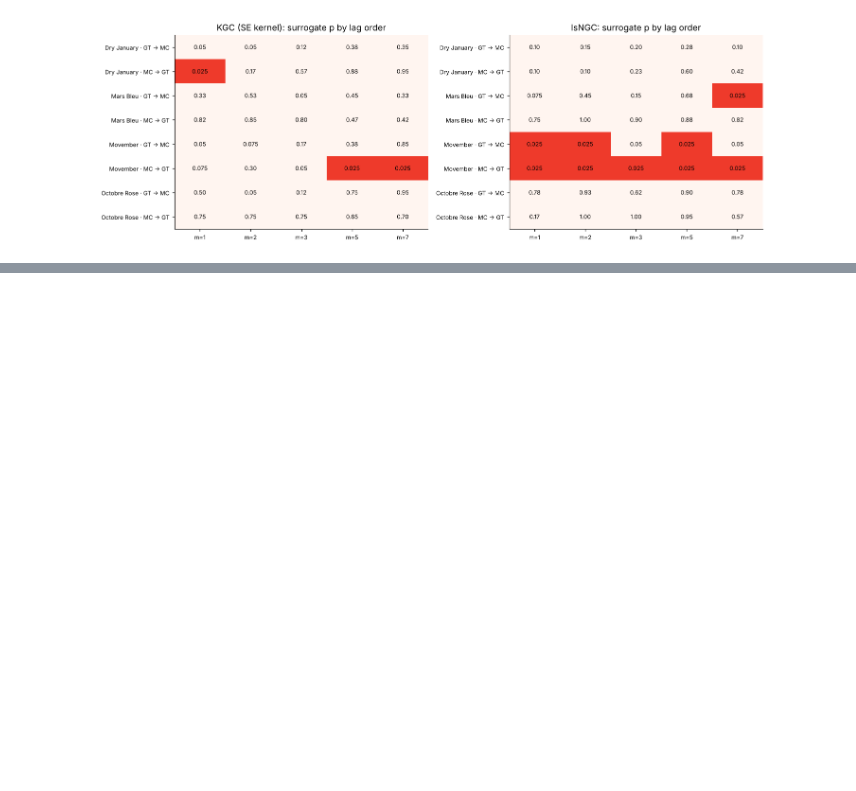
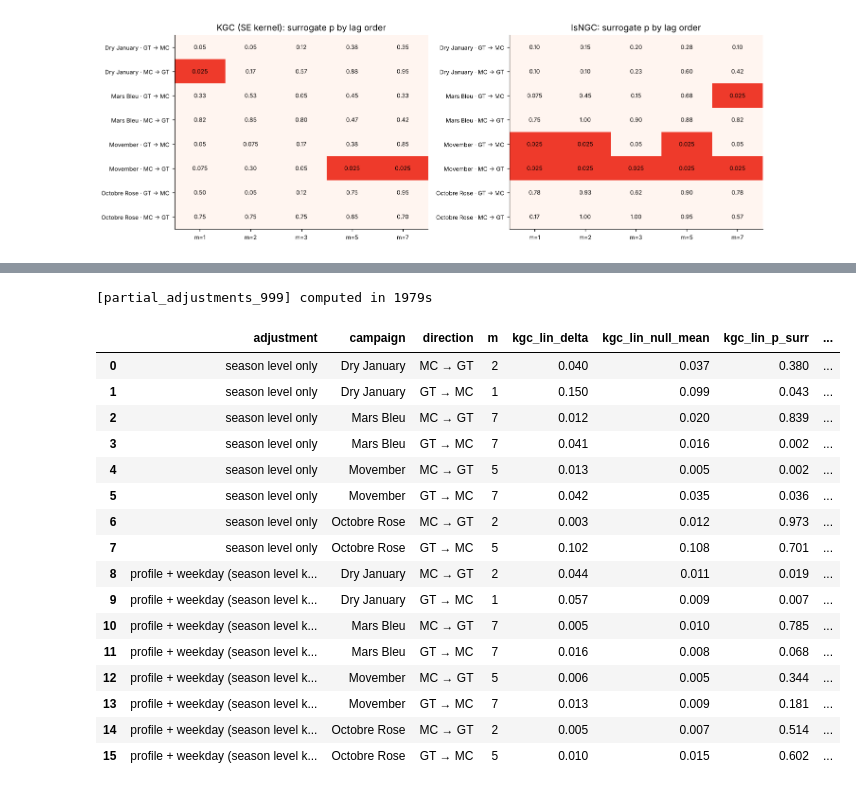
Before and after one commit to timothee-roi/publichealth-campaigns-datascience, a Jupyter notebook: notebooks/04_nonlinear_kernel_granger.ipynb, the cells around one changed output, grey strips where cells are left out. Drawn from its saved outputs; the diff is of its cells as text; code cells hidden in the pictures; blank space fills up the shorter version.

```diff
--- a/notebooks/04_nonlinear_kernel_granger.ipynb
+++ b/notebooks/04_nonlinear_kernel_granger.ipynb
@@ -630,0 +777,19 @@ that no test here can rule this out.
+# %%
+adj_jobs = [(c, e, a, lab, 3000 + i) for i, (c, e, a, lab, cond) in
+            enumerate(j for j in main_jobs if not j[4])]
+
+
+def adj_one(c, e, a, lab, seed):
+    r = K.run_tests(T.anomalies(data[c]), e, a, m=best_m[c, lab, False], start=START,
+                    n_surrogates=N_SURR_BIG, seed=seed)
+    return {"campaign": LABEL[c], "direction": lab, **strip(r)}
+
+
+adj = pd.DataFrame(cached(f"anomalies_real_{N_SURR_BIG}", lambda: Parallel(n_jobs=N_JOBS)(
+    delayed(adj_one)(*j) for j in adj_jobs)))
+for k in METHODS:
+    adj[f"{k}_p_surr_adj"] = K.holm(adj[f"{k}_p_surr"])
+adj_cols = ["campaign", "direction", "m"] + [f"{k}_{s}" for k in METHODS
+                                              for s in ("delta", "null_mean", "p_surr", "p_surr_adj")]
+adj[adj_cols].to_csv(TAB_DIR / "kernel_granger_anomalies.csv", index=False)
+adj[adj_cols].round(3)
@@ -630,0 +818,47 @@ that no test here can rule this out.
+# %%
+def season_level_removed(df):
+    out = df.copy()
+    for col in ("gt", "mc"):
+        out[col] = df[col] - df.groupby("season")[col].transform("mean")
+    return out
+
+
+ADJ = {"season level only": season_level_removed,
+       "profile + weekday (season level kept)": lambda df: T.anomalies(df, weekday=True, season=False)}
+part_jobs = [(c, e, a, lab, name, 4000 + i) for name in ADJ
+             for i, (c, e, a, lab, cond) in enumerate(j for j in main_jobs if not j[4])]
+
+
+def part_one(c, e, a, lab, name, seed):
+    r = K.run_tests(ADJ[name](data[c]), e, a, m=best_m[c, lab, False], start=START,
+                    n_surrogates=N_SURR_BIG, seed=seed)
+    return {"adjustment": name, "campaign": LABEL[c], "direction": lab, **strip(r)}
+
+
+part = pd.DataFrame(cached(f"partial_adjustments_{N_SURR_BIG}", lambda: Parallel(n_jobs=N_JOBS)(
+    delayed(part_one)(*j) for j in part_jobs)))
+for k in METHODS:
+    part[f"{k}_p_surr_adj"] = part.groupby("adjustment")[f"{k}_p_surr"].transform(lambda p: K.holm(p))
+part_cols = ["adjustment", "campaign", "direction", "m"] + [f"{k}_{s}" for k in METHODS
+                                                           for s in ("delta", "null_mean", "p_surr", "p_surr_adj")]
+part[part_cols].to_csv(TAB_DIR / "kernel_granger_partial_adjustments.csv", index=False)
+part[part_cols].round(3)
+# %% [output]
+[partial_adjustments_999] computed in 1979s
+|  | adjustment | campaign | direction | m | kgc_lin_delta | kgc_lin_null_mean | kgc_lin_p_surr | ... |
+| 0 | season level only | Dry January | MC → GT | 2 | 0.040 | 0.037 | 0.380 | ... |
+| 1 | season level only | Dry January | GT → MC | 1 | 0.150 | 0.099 | 0.043 | ... |
+| 2 | season level only | Mars Bleu | MC → GT | 7 | 0.012 | 0.020 | 0.839 | ... |
+| 3 | season level only | Mars Bleu | GT → MC | 7 | 0.041 | 0.016 | 0.002 | ... |
+| 4 | season level only | Movember | MC → GT | 5 | 0.013 | 0.005 | 0.002 | ... |
+| 5 | season level only | Movember | GT → MC | 7 | 0.042 | 0.035 | 0.036 | ... |
+| 6 | season level only | Octobre Rose | MC → GT | 2 | 0.003 | 0.012 | 0.973 | ... |
+| 7 | season level only | Octobre Rose | GT → MC | 5 | 0.102 | 0.108 | 0.701 | ... |
+| 8 | profile + weekday (season level k... | Dry January | MC → GT | 2 | 0.044 | 0.011 | 0.019 | ... |
+| 9 | profile + weekday (season level k... | Dry January | GT → MC | 1 | 0.057 | 0.009 | 0.007 | ... |
+| 10 | profile + weekday (season level k... | Mars Bleu | MC → GT | 7 | 0.005 | 0.010 | 0.785 | ... |
+| 11 | profile + weekday (season level k... | Mars Bleu | GT → MC | 7 | 0.016 | 0.008 | 0.068 | ... |
+| 12 | profile + weekday (season level k... | Movember | MC → GT | 5 | 0.006 | 0.005 | 0.344 | ... |
+| 13 | profile + weekday (season level k... | Movember | GT → MC | 7 | 0.013 | 0.009 | 0.181 | ... |
+| 14 | profile + weekday (season level k... | Octobre Rose | MC → GT | 2 | 0.005 | 0.007 | 0.514 | ... |
+| 15 | profile + weekday (season level k... | Octobre Rose | GT → MC | 5 | 0.010 | 0.015 | 0.602 | ... |
```
Also changed, not shown: parts of 13 cells of this notebook, 36 other files.
